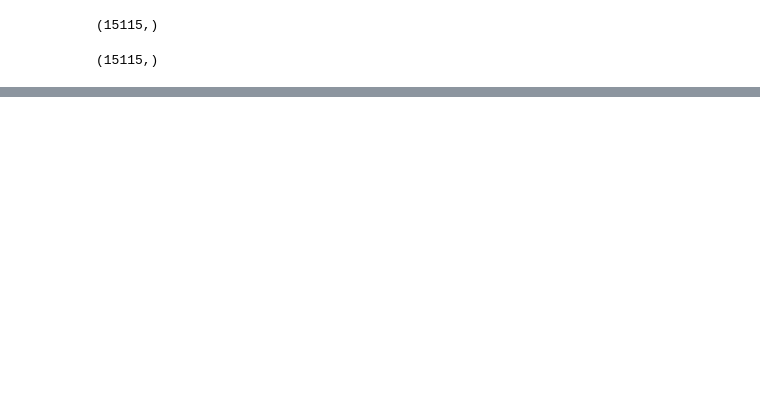
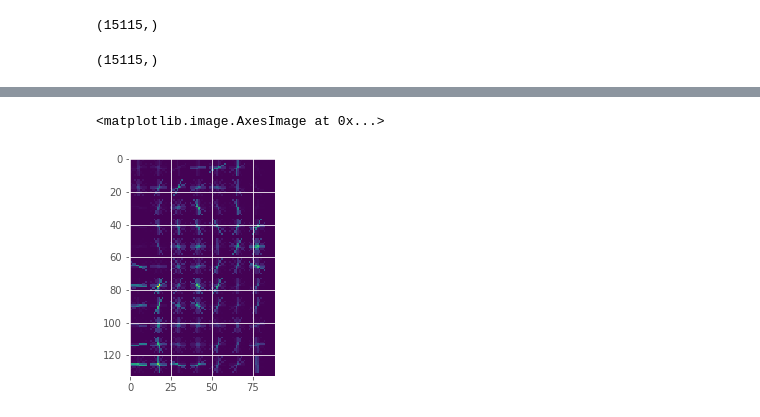
Before and after one commit to yuchild/image_help_from_yelp, a Jupyter notebook: photos_eda.ipynb, the cells around one changed output, grey strips where cells are left out. Drawn from its saved outputs; the diff is of its cells as text; code cells hidden in the pictures; blank space fills up the shorter version.

```diff
--- a/photos_eda.ipynb
+++ b/photos_eda.ipynb
@@ -157,0 +177,12 @@ plt.title(y[1115]);
+# %%
+img_test, img_test_hog = hog(
+    img_test, pixels_per_cell=(12, 12),
+    cells_per_block=(2,2),
+    orientations=8,
+    visualise=True,
+    block_norm='L2-Hys')
+# %%
+plt.imshow(img_test_hog)
+# %% [output]
+<matplotlib.image.AxesImage at 0x...>
+[figure, added]
```
Also changed, not shown: parts of 10 cells of this notebook, 22 other files.
